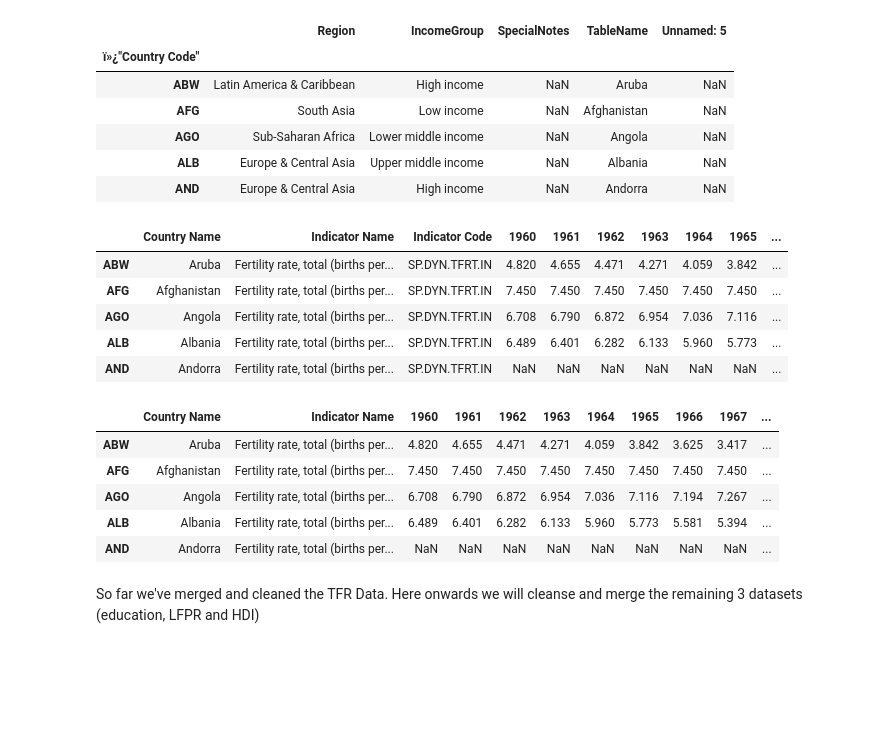
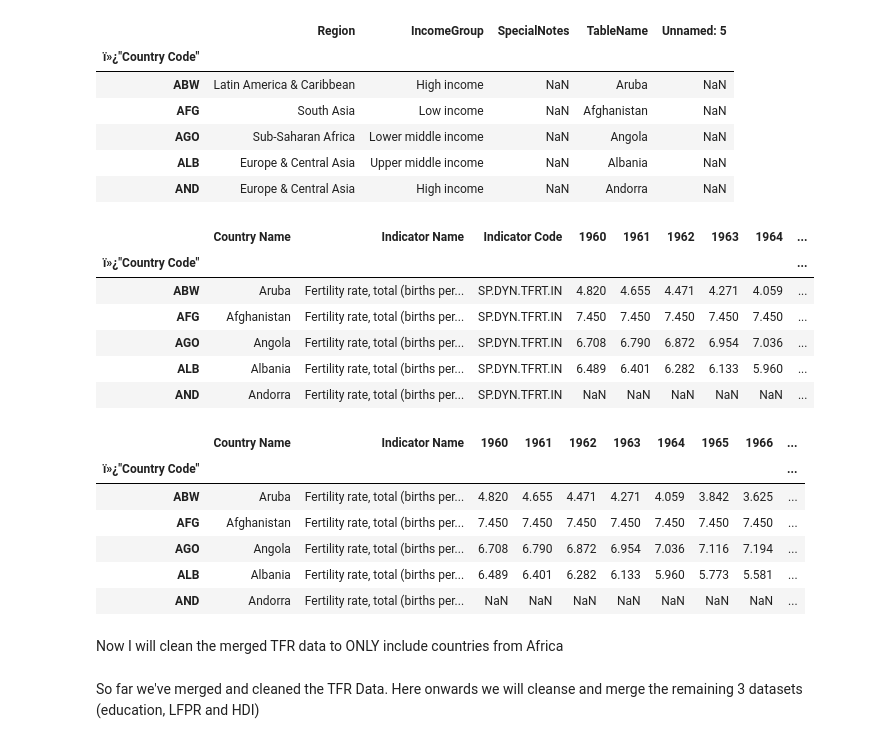
Before and after one commit to shagun-dhaliwal/Practice-Repository-, a Jupyter notebook: QM2_Project_Cleaning_Datasets.ipynb, the cells around one changed output. Saved outputs shown, nothing was run; the diff lists cells and outputs as text; code cells hidden in the pictures; blank space fills up the shorter version.

```diff
--- a/QM2_Project_Cleaning_Datasets.ipynb
+++ b/QM2_Project_Cleaning_Datasets.ipynb
@@ -42,28 +40,36 @@ dataRegion.head()
 | AND | Europe & Central Asia | High income | NaN | Andorra | NaN |
 # %%
 #Merge TFR data with data that categorizes country according to region.
-datamerged = dataTFR.merge(dataRegion, left_index=True, right_index=True)
+datamerged = dataTFR.merge(dataRegion, left_index=True, right_index=True, how='right')
 datamerged.head()
 # %% [output]
-|  | Country Name | Indicator Name | Indicator Code | 1960 | 1961 | 1962 | 1963 | 1964 | 1965 | ... |
-| ABW | Aruba | Fertility rate, total (births per... | SP.DYN.TFRT.IN | 4.820 | 4.655 | 4.471 | 4.271 | 4.059 | 3.842 | ... |
-| AFG | Afghanistan | Fertility rate, total (births per... | SP.DYN.TFRT.IN | 7.450 | 7.450 | 7.450 | 7.450 | 7.450 | 7.450 | ... |
-| AGO | Angola | Fertility rate, total (births per... | SP.DYN.TFRT.IN | 6.708 | 6.790 | 6.872 | 6.954 | 7.036 | 7.116 | ... |
-| ALB | Albania | Fertility rate, total (births per... | SP.DYN.TFRT.IN | 6.489 | 6.401 | 6.282 | 6.133 | 5.960 | 5.773 | ... |
-| AND | Andorra | Fertility rate, total (births per... | SP.DYN.TFRT.IN | NaN | NaN | NaN | NaN | NaN | NaN | ... |
+|  | Country Name | Indicator Name | Indicator Code | 1960 | 1961 | 1962 | 1963 | 1964 | ... |
+| ï»¿"Country Code" |  |  |  |  |  |  |  |  | ... |
+| ABW | Aruba | Fertility rate, total (births per... | SP.DYN.TFRT.IN | 4.820 | 4.655 | 4.471 | 4.271 | 4.059 | ... |
+| AFG | Afghanistan | Fertility rate, total (births per... | SP.DYN.TFRT.IN | 7.450 | 7.450 | 7.450 | 7.450 | 7.450 | ... |
+| AGO | Angola | Fertility rate, total (births per... | SP.DYN.TFRT.IN | 6.708 | 6.790 | 6.872 | 6.954 | 7.036 | ... |
+| ALB | Albania | Fertility rate, total (births per... | SP.DYN.TFRT.IN | 6.489 | 6.401 | 6.282 | 6.133 | 5.960 | ... |
+| AND | Andorra | Fertility rate, total (births per... | SP.DYN.TFRT.IN | NaN | NaN | NaN | NaN | NaN | ... |
 # %%
-datamerged.drop(["Indicator Code", "Unnamed: 65", "SpecialNotes","TableName","Unnamed: 5"], axis='columns', inplace=True)
+datamerged.drop(["Indicator Code", "Unnamed: 65", "SpecialNotes","TableName","Unnamed: 5","2019","2020"], axis='columns', inplace=True)
+#eliminate rows referring to REGIONS not COUNTRIES, by taking out rows where "Region" column is empty
+
+datamerged = datamerged[datamerged['Region'].notna()]
+datamerged.rename(columns={'ï»¿"Country Code"	':'Country Code'}, inplace=True)
 datamerged.head()
 # %% [output]
-|  | Country Name | Indicator Name | 1960 | 1961 | 1962 | 1963 | 1964 | 1965 | 1966 | 1967 | ... |
-| ABW | Aruba | Fertility rate, total (births per... | 4.820 | 4.655 | 4.471 | 4.271 | 4.059 | 3.842 | 3.625 | 3.417 | ... |
-| AFG | Afghanistan | Fertility rate, total (births per... | 7.450 | 7.450 | 7.450 | 7.450 | 7.450 | 7.450 | 7.450 | 7.450 | ... |
-| AGO | Angola | Fertility rate, total (births per... | 6.708 | 6.790 | 6.872 | 6.954 | 7.036 | 7.116 | 7.194 | 7.267 | ... |
-| ALB | Albania | Fertility rate, total (births per... | 6.489 | 6.401 | 6.282 | 6.133 | 5.960 | 5.773 | 5.581 | 5.394 | ... |
-| AND | Andorra | Fertility rate, total (births per... | NaN | NaN | NaN | NaN | NaN | NaN | NaN | NaN | ... |
+|  | Country Name | Indicator Name | 1960 | 1961 | 1962 | 1963 | 1964 | 1965 | 1966 | ... |
+| ï»¿"Country Code" |  |  |  |  |  |  |  |  |  | ... |
+| ABW | Aruba | Fertility rate, total (births per... | 4.820 | 4.655 | 4.471 | 4.271 | 4.059 | 3.842 | 3.625 | ... |
+| AFG | Afghanistan | Fertility rate, total (births per... | 7.450 | 7.450 | 7.450 | 7.450 | 7.450 | 7.450 | 7.450 | ... |
+| AGO | Angola | Fertility rate, total (births per... | 6.708 | 6.790 | 6.872 | 6.954 | 7.036 | 7.116 | 7.194 | ... |
+| ALB | Albania | Fertility rate, total (births per... | 6.489 | 6.401 | 6.282 | 6.133 | 5.960 | 5.773 | 5.581 | ... |
+| AND | Andorra | Fertility rate, total (births per... | NaN | NaN | NaN | NaN | NaN | NaN | NaN | ... |
 # %%
 #Download cleaned data set for further analysis
 datamerged.to_csv('TFR_cleaned.csv')
+# %% [markdown]
+Now I will clean the merged TFR data to ONLY include countries from Africa
 # %% [markdown]
 So far we've merged and cleaned the TFR Data. Here onwards we will cleanse and merge the remaining 3 datasets (education, LFPR and HDI)
 # %%
```
Also changed, not shown: parts of 1 cell of this notebook.
